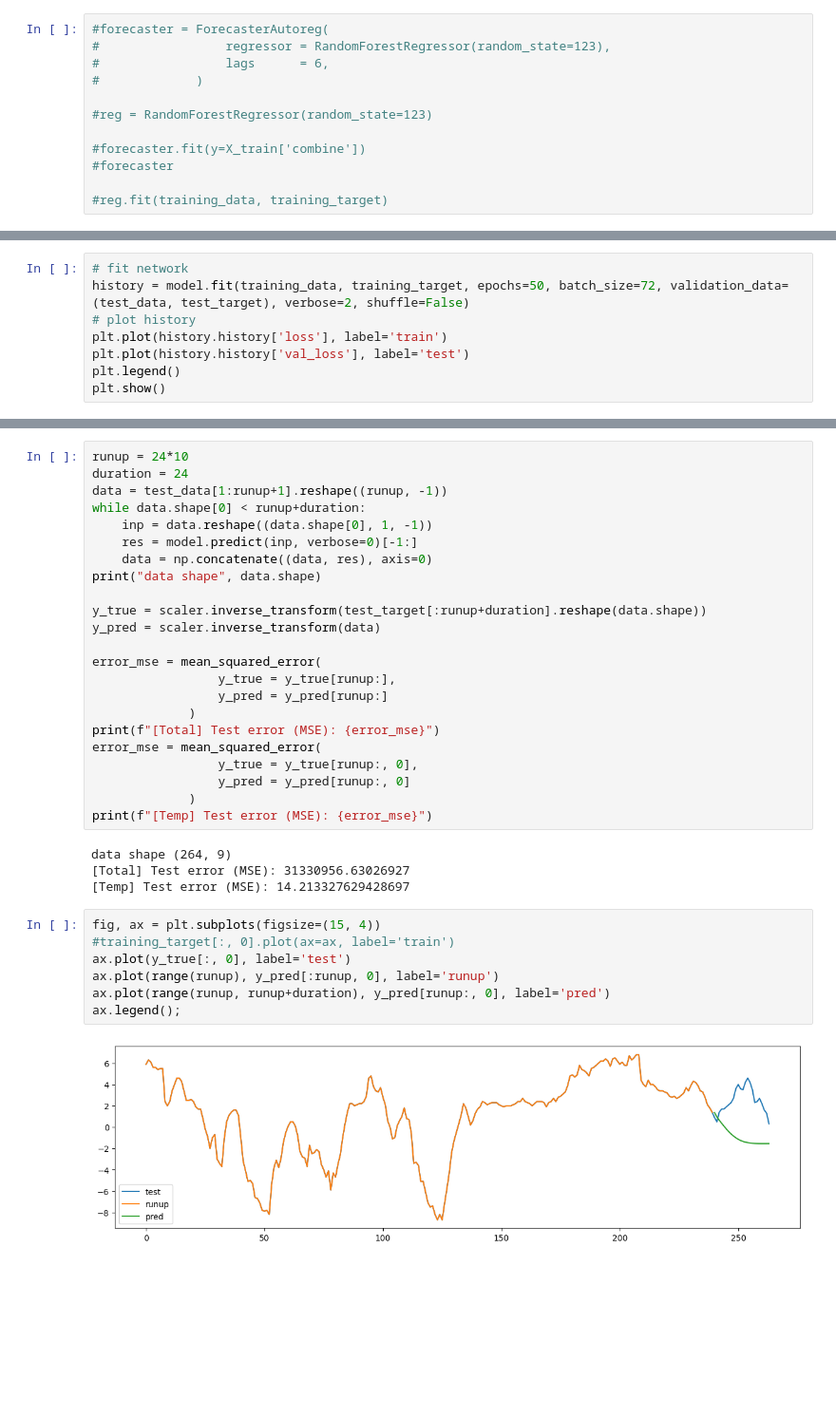
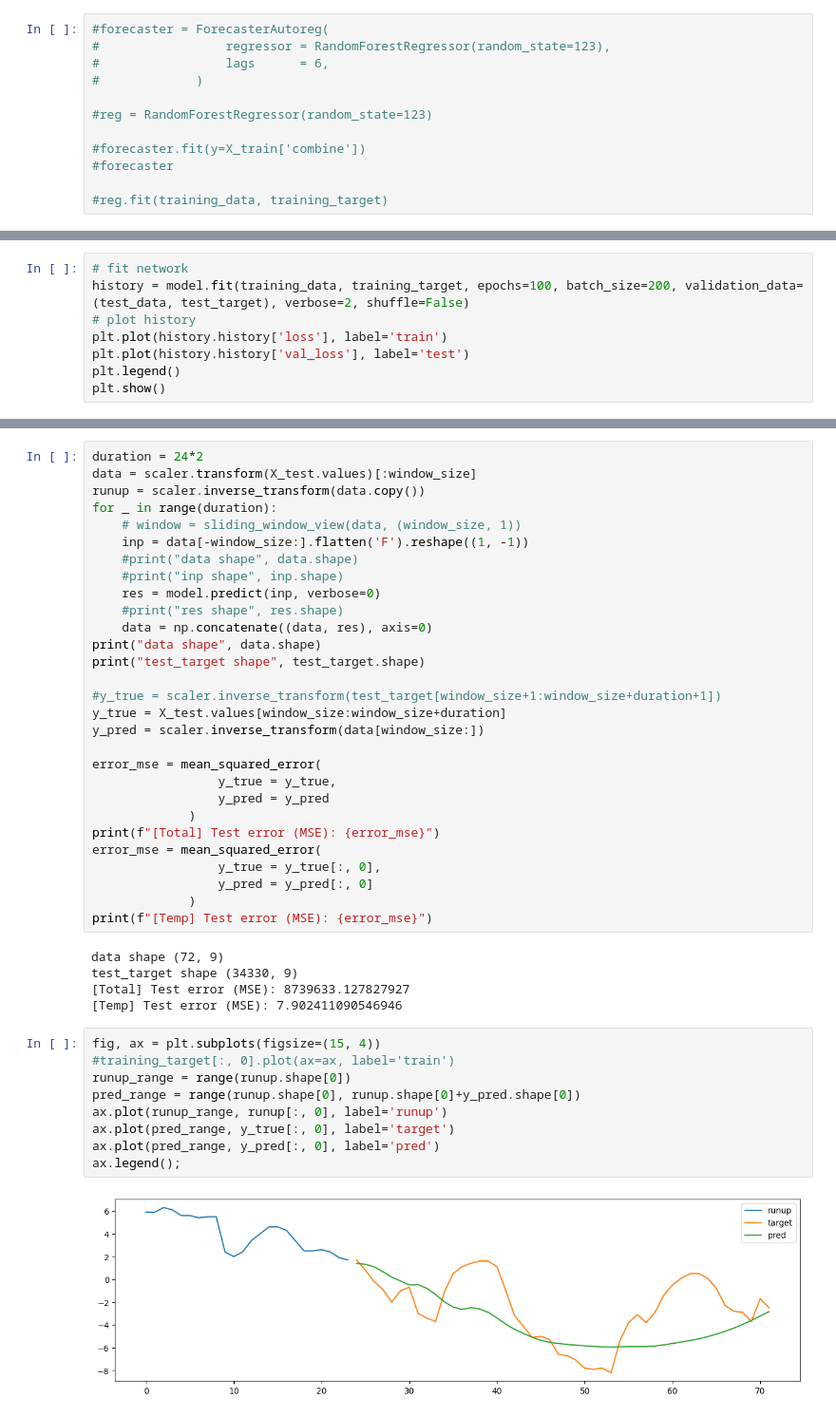
Before and after one commit to Oxel40/sml-project, a Jupyter notebook: temperature-training-pipeline.ipynb, the cells around one changed output, grey strips where cells are left out. Shown at 95% size. Drawn from its saved outputs; the diff is of its cells as text; blank space fills up the shorter version.

```diff
--- a/temperature-training-pipeline.ipynb
+++ b/temperature-training-pipeline.ipynb
@@ -208,6 +245,6 @@ _________________________________________________________________
 # %%
 # fit network
-history = model.fit(training_data, training_target, epochs=50, batch_size=72, validation_data=(test_data, test_target), verbose=2, shuffle=False)
+history = model.fit(training_data, training_target, epochs=100, batch_size=200, validation_data=(test_data, test_target), verbose=2, shuffle=False)
 # plot history
 plt.plot(history.history['loss'], label='train')
 plt.plot(history.history['val_loss'], label='test')
@@ -284,39 +321,48 @@ ax.legend();
 # %%
-runup = 24*10
-duration = 24
-data = test_data[1:runup+1].reshape((runup, -1))
-while data.shape[0] < runup+duration:
-    inp = data.reshape((data.shape[0], 1, -1))
-    res = model.predict(inp, verbose=0)[-1:]
+duration = 24*2
+data = scaler.transform(X_test.values)[:window_size]
+runup = scaler.inverse_transform(data.copy())
+for _ in range(duration):
+    # window = sliding_window_view(data, (window_size, 1))
+    inp = data[-window_size:].flatten('F').reshape((1, -1))
+    #print("data shape", data.shape)
+    #print("inp shape", inp.shape)
+    res = model.predict(inp, verbose=0)
+    #print("res shape", res.shape)
     data = np.concatenate((data, res), axis=0)
 print("data shape", data.shape)
+print("test_target shape", test_target.shape)
 
-y_true = scaler.inverse_transform(test_target[:runup+duration].reshape(data.shape))
-y_pred = scaler.inverse_transform(data)
+#y_true = scaler.inverse_transform(test_target[window_size+1:window_size+duration+1])
+y_true = X_test.values[window_size:window_size+duration]
+y_pred = scaler.inverse_transform(data[window_size:])
 
 error_mse = mean_squared_error(
-                 y_true = y_true[runup:],
-                 y_pred = y_pred[runup:]
+                 y_true = y_true,
+                 y_pred = y_pred
              )
 print(f"[Total] Test error (MSE): {error_mse}")
 error_mse = mean_squared_error(
-                 y_true = y_true[runup:, 0],
-                 y_pred = y_pred[runup:, 0]
+                 y_true = y_true[:, 0],
+                 y_pred = y_pred[:, 0]
              )
 print(f"[Temp] Test error (MSE): {error_mse}")
 # %% [output]
-data shape (264, 9)
-[Total] Test error (MSE): 31330956.63026927
-[Temp] Test error (MSE): 14.213327629428697
+data shape (72, 9)
+test_target shape (34330, 9)
+[Total] Test error (MSE): 8739633.127827927
+[Temp] Test error (MSE): 7.902411090546946
 # %%
 fig, ax = plt.subplots(figsize=(15, 4))
 #training_target[:, 0].plot(ax=ax, label='train')
-ax.plot(y_true[:, 0], label='test')
-ax.plot(range(runup), y_pred[:runup, 0], label='runup')
-ax.plot(range(runup, runup+duration), y_pred[runup:, 0], label='pred')
+runup_range = range(runup.shape[0])
+pred_range = range(runup.shape[0], runup.shape[0]+y_pred.shape[0])
+ax.plot(runup_range, runup[:, 0], label='runup')
+ax.plot(pred_range, y_true[:, 0], label='target')
+ax.plot(pred_range, y_pred[:, 0], label='pred')
 ax.legend();
 # %% [output]
-[figure, old version]
+[figure, new version]
 # %%
 mr = project.get_model_registry()
 
```
Also changed, not shown: parts of 11 cells of this notebook, 1 other file.
